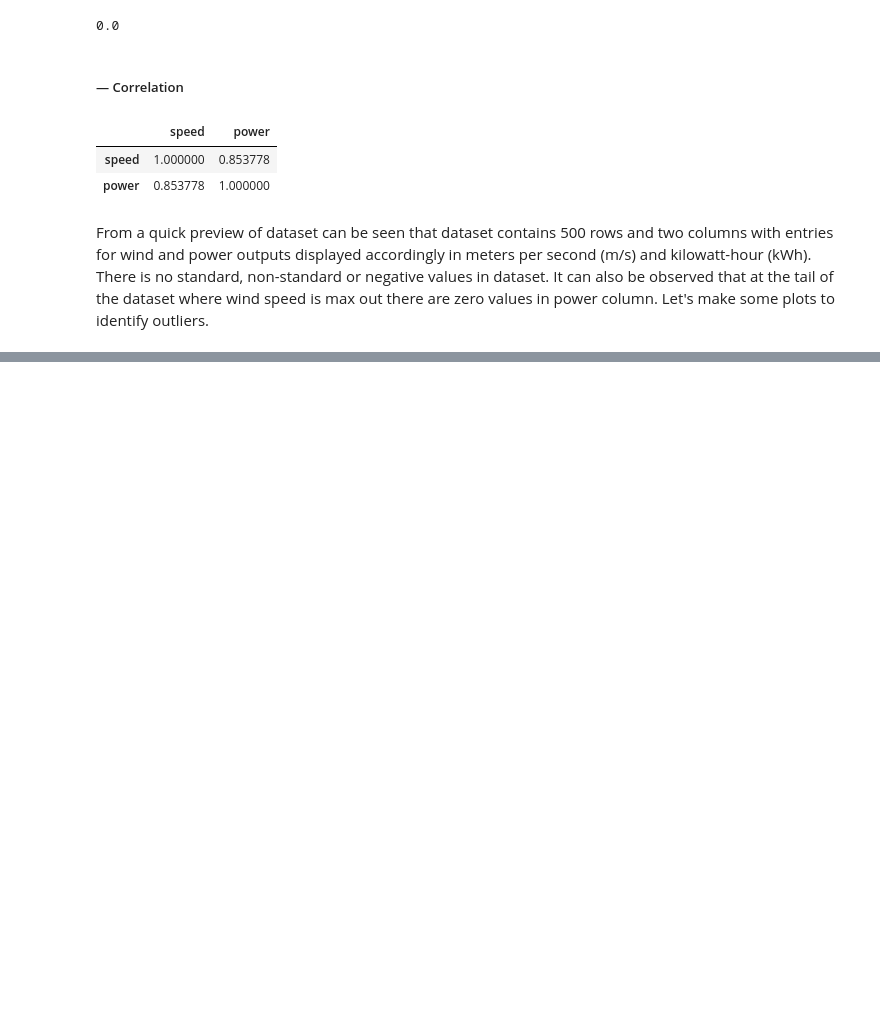
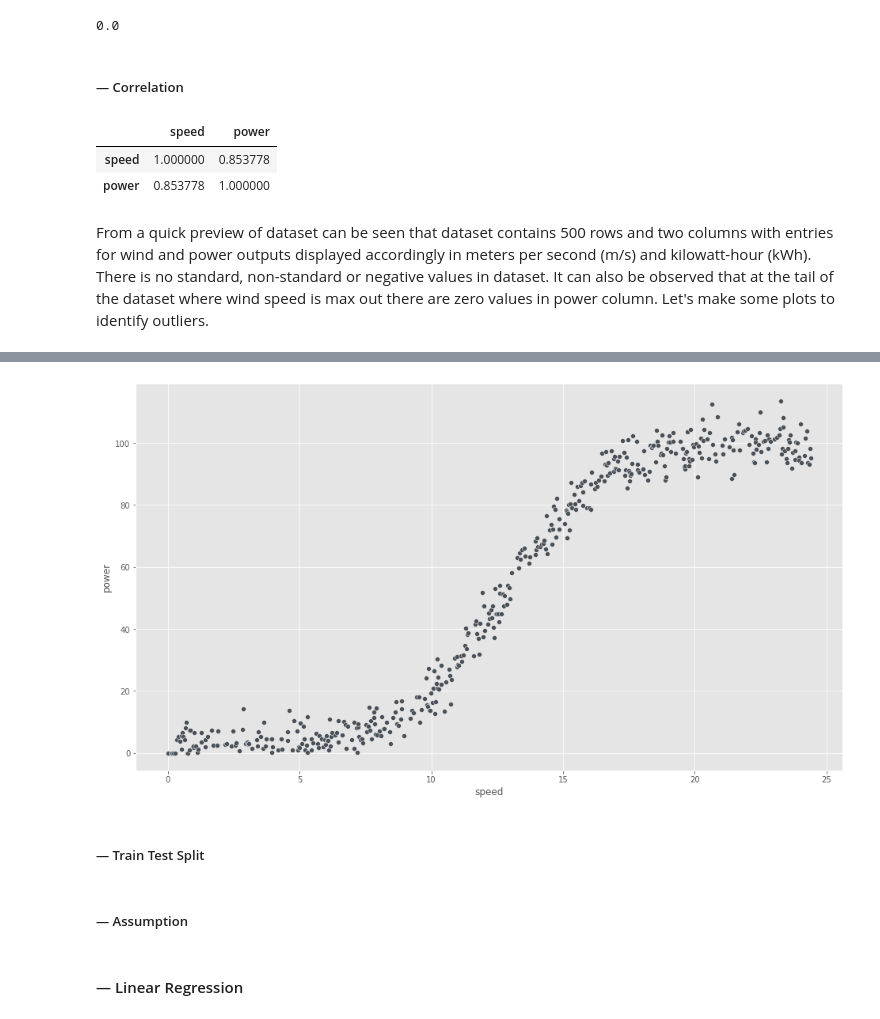
Before and after one commit to mizydorek/Machine-Learning-Project-2020, a Jupyter notebook: project.ipynb, the cells around one changed output, grey strips where cells are left out. Cells and saved outputs as stored; diff of their text form; code cells hidden in the pictures; blank space fills up the shorter version.

Commit message:
added linear regression model

```diff
--- a/project.ipynb
+++ b/project.ipynb
@@ -105,0 +135,6 @@ From a quick preview of dataset can be seen that dataset contains 500 rows and t
+# %%
+# let's remove the outliers according to assumption made above
+# finding on how to remove rows based on a conditional expression
+# https://stackoverflow.com/questions/13851535/delete-rows-from-a-pandas-dataframe-based-on-a-conditional-expression-involving
+df = df.drop(df[(df.speed > 1) & (df.power == 0)].index).reset_index(drop=True)
+df.T
@@ -105,0 +146,9 @@ From a quick preview of dataset can be seen that dataset contains 500 rows and t
+# %%
+# plot of newly created dataset
+sns.scatterplot(data=df, x='speed', y='power');
+# %% [output]
+[figure, added]
+# %% [markdown]
+##### — Train Test Split
+# %% [markdown]
+##### — Assumption
@@ -105,0 +168,2 @@ From a quick preview of dataset can be seen that dataset contains 500 rows and t
+# %% [markdown]
+#### — Linear Regression
```
Also changed, not shown: parts of 13 cells of this notebook.
